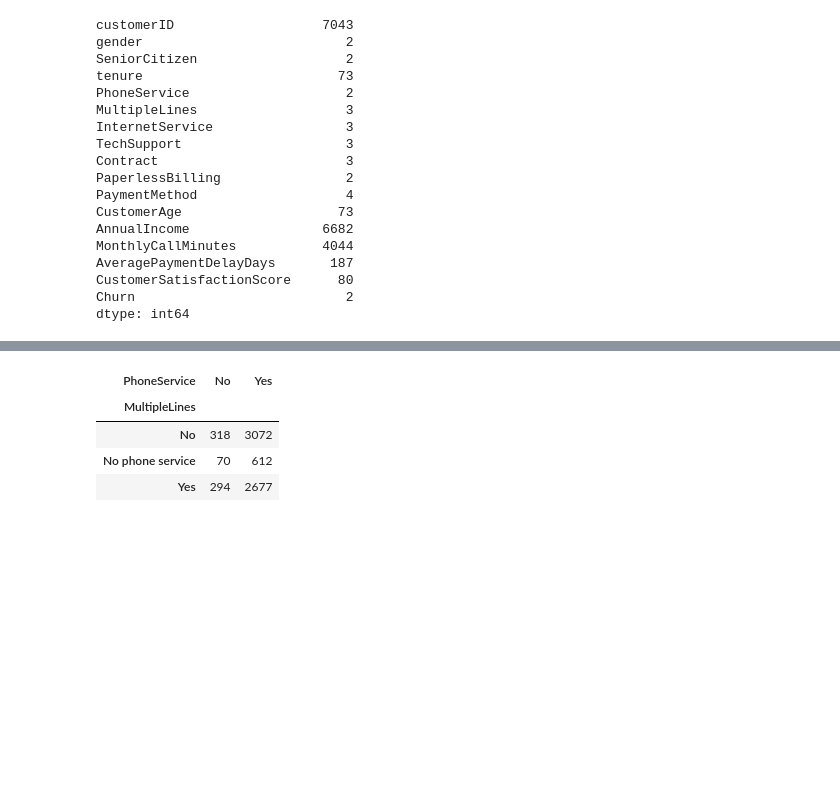
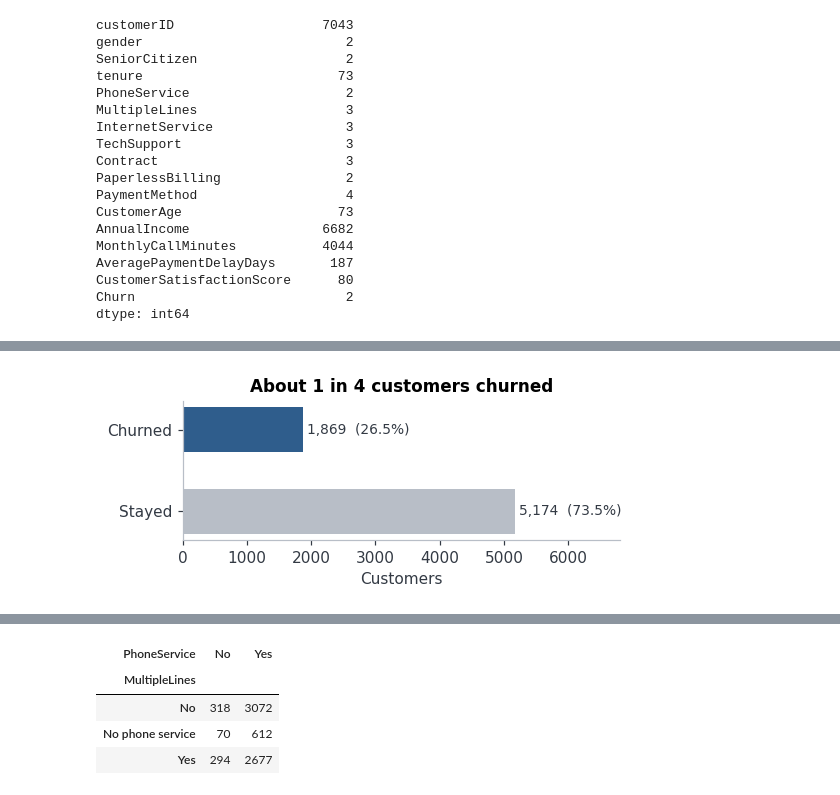
Before and after one commit to pondnatalie/Churn_Project_Tellecommunications, a Jupyter notebook: Churn_Project.ipynb, the cells around one changed output, grey strips where cells are left out. Saved outputs shown, nothing was run; the diff lists cells and outputs as text; code cells hidden in the pictures; blank space fills up the shorter version.

Commit message:
Updated churn project

```diff
--- a/Churn_Project.ipynb
+++ b/Churn_Project.ipynb
@@ -167,0 +278,30 @@ df.corr(numeric_only=True)
+# %%
+# Check how balanced our response variable is
+counts = raw["Churn"].value_counts()
+
+fig, ax = plt.subplots(figsize=(5, 2.2))
+
+ax.barh(
+    ["Stayed", "Churned"],
+    [counts["No"], counts["Yes"]],
+    color=[NEUTRAL, ACCENT],
+    height=0.55
+)
+
+for y, v in enumerate([counts["No"], counts["Yes"]]):
+    ax.text(
+        v + 60, y,
+        f"{v:,}  ({v/len(raw):.1%})",
+        va="center",
+        fontsize=9,
+        color=INK
+    )
+
+ax.set_xlim(0, 6800)
+ax.set_xlabel("Customers")
+ax.set_title("About 1 in 4 customers churned")
+
+plt.tight_layout()
+plt.show()
+# %% [output]
+[figure, added]
```
Also changed, not shown: parts of 36 cells of this notebook.
